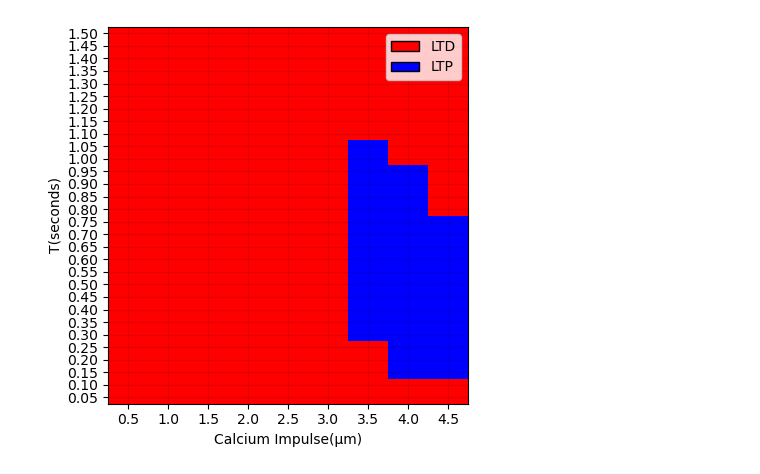
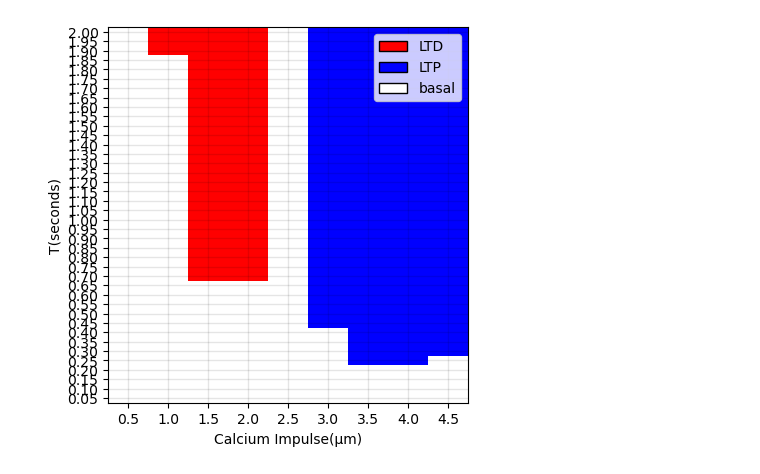
Before and after one commit to devt287/Synaptic_Plasticity, a Jupyter notebook: Pi_Lisman_profile.ipynb, the cells around one changed output. Saved outputs shown, nothing was run; the diff lists cells and outputs as text; code cells hidden in the pictures.

```diff
--- a/Pi_Lisman_profile.ipynb
+++ b/Pi_Lisman_profile.ipynb
@@ -14,45 +6,55 @@ m[21:30] = [-1,-1,-1,-1,-1,-1,-1,-1,-1] #1.1-1.50s
+# %%
+m = np.zeros((40, 9))
+m[0:4] = [0,0,0,0,0,0,0,0,0] #0.05-0.2s
+m[4]   = [0,0,0,0,0,0,1,1,0] #0.25s
+m[5:8] = [0,0,0,0,0,0,1,1,1] #0.3-0.4s
+m[8:13] = [0,0,0,0,0,1,1,1,1] #0.45-0.65s
+m[13] = [0,0,0,-1,0,1,1,1,1] #0.7s
+m[13:37] = [0,0,-1,-1,0,1,1,1,1] #0.75-1.80s
+m[37:40] = [0,-1,-1,-1,0,1,1,1,1] #1.85-2s
 # %%
 
 # Create a colormap based on your specifications
-colors = ['red', 'blue']  # Order is important here
+colors = ['white', 'blue','red']  # Order is important here
 cmap = ListedColormap(colors)
 
 # Convert matrix values to match the colormap
-m[m == 1] = 1   # Mapping 1 to blue
-m[m == -1] = 0  # Mapping -1 to  red
-
+m[m == 0] = 0   # Mapping 1 to blue
+m[m == 1] = 1  # Mapping -1 to  red
+m[m == -1] =2   # Mapping 0 to white
 # Display the matrix
 fig, ax = plt.subplots(figsize=(4.5, 4.5))  # Set the figure size to make it square
 ax.imshow(m, cmap=cmap, aspect='auto', origin='lower')  # Set aspect to 'auto' to fill the figure and origin to 'lower' to rotate
 
 # Display grid/lattice
 ax.set_xticks(np.arange(0, 9, 1))
-ax.set_yticks(np.arange(0, 30, 1))
+ax.set_yticks(np.arange(0, 40, 1))
 ax.grid(which='both', color='black', linestyle='-', linewidth=1, alpha=0.1)
 # Set custom tick labels for y-axis (T(seconds))
-y_ticks = np.arange(0, 30, 1)
-y_labels = ["{:.2f}".format(0.05 * i) for i in range(1, 31)]
+y_ticks = np.arange(0, 40, 1)
+y_labels = ["{:.2f}".format(0.05 * i) for i in range(1, 41)]
 ax.set_yticks(y_ticks)
 ax.set_yticklabels(y_labels)
 ax.set_ylabel('T(seconds)')
 
 # Set custom tick labels for x-axis (Ca Impulse(\mu m))
 x_ticks = np.arange(0, 9, 1)
 x_labels = ["{:.1f}".format(0.5 * (i + 1)) for i in range(9)]
 ax.set_xticks(x_ticks)
 ax.set_xticklabels(x_labels)
 ax.set_xlabel('Calcium Impulse(μm)')
 
 # Create legend
 legend_labels = {
     'red': 'LTD',
     'blue': 'LTP',
+    'white': 'basal'
 
 }
 handles = [Patch(facecolor=color, edgecolor='black', label=label) for color, label in legend_labels.items()]
 ax.legend(handles=handles, loc='upper right')
 
 plt.tight_layout()
 plt.show()
 # %% [output]
-[figure, old version]
+[figure, new version]
```
Also changed, not shown: parts of 1 cell of this notebook, 1 other file.
